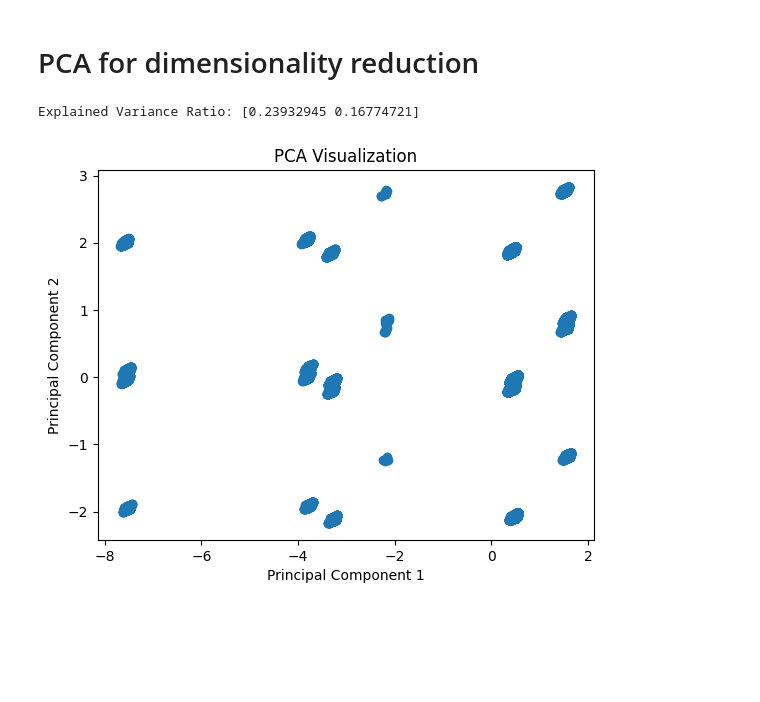
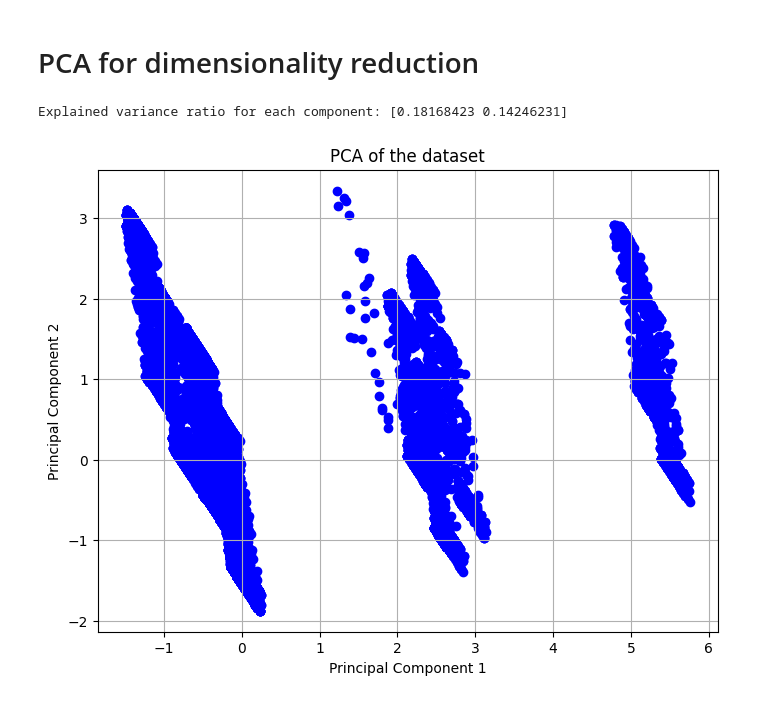
Before and after one commit to cjaradhye/eda-main, a Jupyter notebook: 22BCE2906.ipynb, the cells around one changed output. Cells and saved outputs as stored; diff of their text form; code cells hidden in the pictures; blank space fills up the shorter version.

```diff
--- a/22BCE2906.ipynb
+++ b/22BCE2906.ipynb
@@ -204,38 +206,39 @@ plt.show()
 # %% [markdown]
 # PCA for dimensionality reduction
 # %%
+import numpy as np
 import pandas as pd
-import numpy as np
-from sklearn.preprocessing import StandardScaler, OneHotEncoder
 from sklearn.decomposition import PCA
-from sklearn.impute import SimpleImputer
+from sklearn.preprocessing import StandardScaler
+from sklearn.preprocessing import LabelEncoder
+import matplotlib.pyplot as plt
 
-categorical_cols = ['gender1', 'gender2', 'afam', 'hispanic', 'other']
-numerical_cols = ['age', 'work']
+df = pd.DataFrame(data)
 
-imputer = SimpleImputer(strategy='mean')
-data[numerical_cols] = imputer.fit_transform(data[numerical_cols])
+label_columns = ['morekids', 'gender1', 'gender2', 'afam', 'hispanic', 'other']
+encoder = LabelEncoder()
 
-encoder = OneHotEncoder()
-encoded_data = encoder.fit_transform(data[categorical_cols]).toarray()
+for column in label_columns:
+    df[column] = encoder.fit_transform(df[column])
 
-X = np.concatenate([data[numerical_cols], encoded_data], axis=1)
+features = ['morekids', 'gender1', 'gender2', 'age', 'afam', 'hispanic', 'other', 'work']
+X = df[features]
 
 scaler = StandardScaler()
 X_scaled = scaler.fit_transform(X)
 
 pca = PCA(n_components=2)
 X_pca = pca.fit_transform(X_scaled)
 
-print("Explained Variance Ratio:", pca.explained_variance_ratio_)
+print("Explained variance ratio for each component:", pca.explained_variance_ratio_)
 
-import matplotlib.pyplot as plt
-
-plt.scatter(X_pca[:, 0], X_pca[:, 1])
-plt.xlabel('Principal Component 1')
-plt.ylabel('Principal Component 2')
-plt.title('PCA Visualization')
+plt.figure(figsize=(8, 6))
+plt.scatter(X_pca[:, 0], X_pca[:, 1], c='blue', marker='o')
+plt.title("PCA of the dataset")
+plt.xlabel("Principal Component 1")
+plt.ylabel("Principal Component 2")
+plt.grid(True)
 plt.show()
 # %% [output]
-Explained Variance Ratio: [0.23932945 0.16774721]
+Explained variance ratio for each component: [0.18168423 0.14246231]
-[figure, old version]
+[figure, new version]
```
Also changed, not shown: parts of 2 cells of this notebook.
